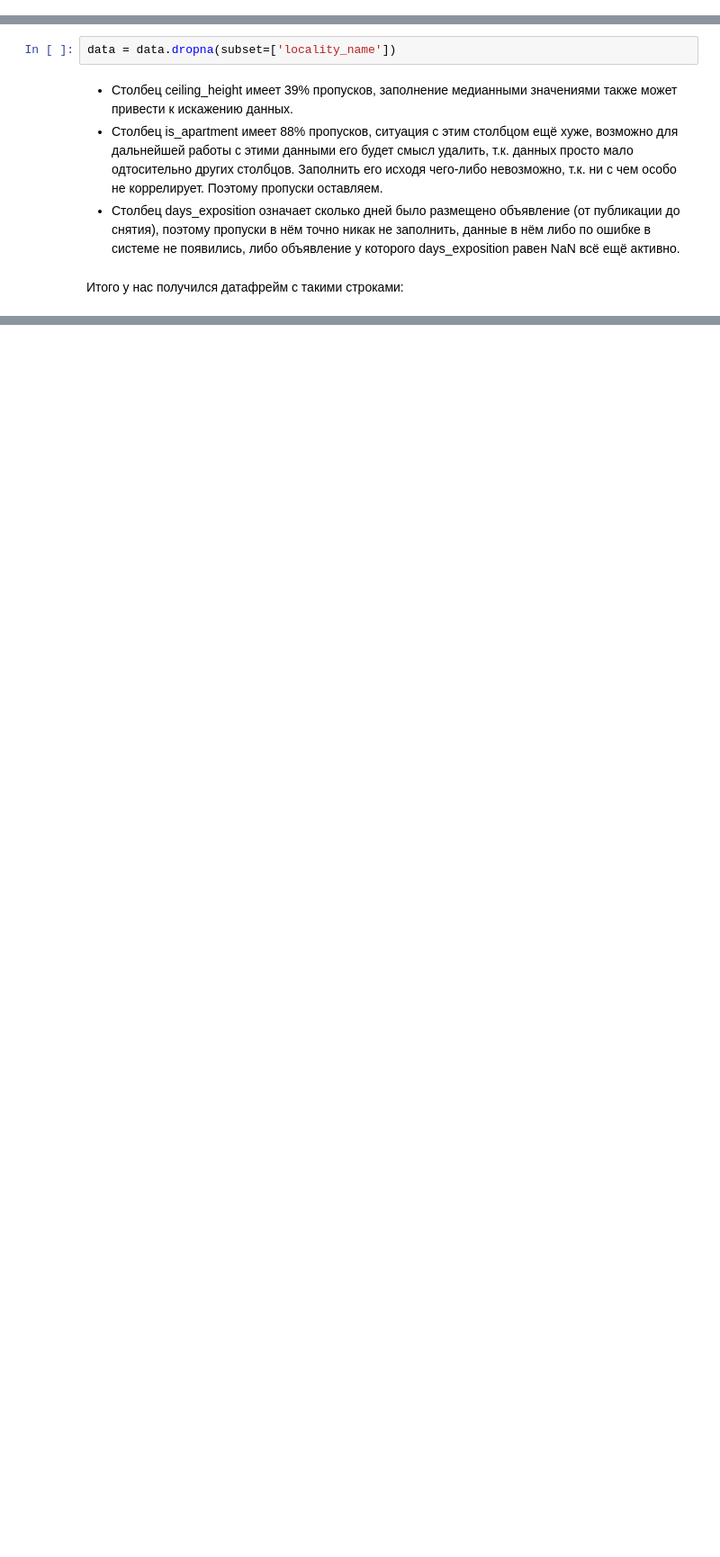
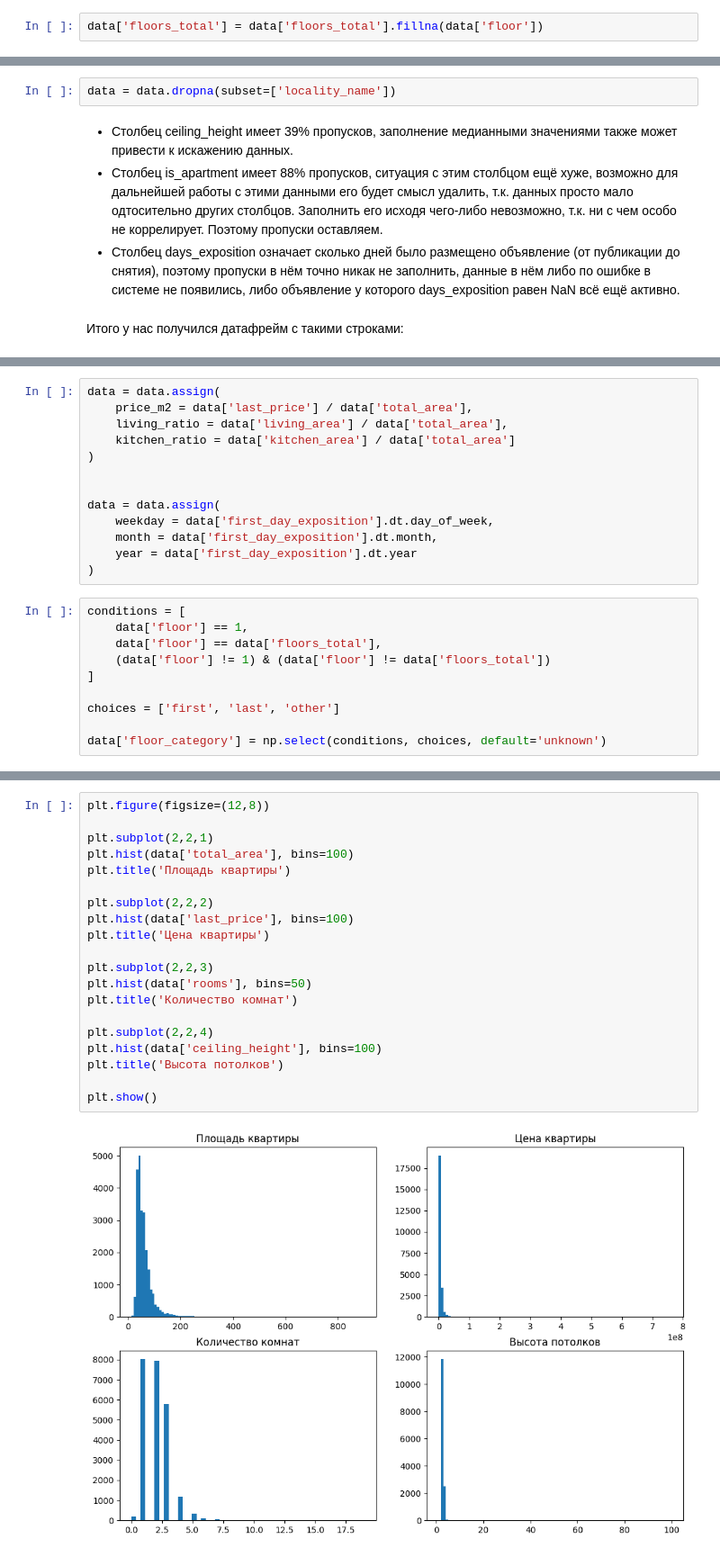
Before and after one commit to mystr1c/data-analysis-real-estate-lab, a Jupyter notebook: lab2.ipynb, the cells around one changed output, grey strips where cells are left out. Shown at 90% size. Cells and saved outputs as stored; diff of their text form; blank space fills up the shorter version.

```diff
--- a/lab2.ipynb
+++ b/lab2.ipynb
@@ -302,6 +281,8 @@ data.loc[data['floors_total'].isna()]
 | 23590 | 0 | 21187872.0 | 123.3 | 2017-04-25T00:00:00 | 3 | NaN | NaN | ... |
 | 23658 | 6 | 3063600.0 | 43.8 | 2016-11-28T00:00:00 | 1 | 2.7 | NaN | ... |
 86 rows × 22 columns
+# %%
+data['floors_total'] = data['floors_total'].fillna(data['floor'])
 # %% [markdown]
 Что касатеся locality_name, то тут всего 49 пропусков, поэтому эти строки целесообразно будет просто удалить. Поскольку мы даже не можем до конца быть уверенными, что это объявления точно из Санкт-Петербурга или из ближайших к нему населенных пунктов.
 # %%
@@ -354,0 +400,23 @@ memory usage: 3.8+ MB
+# %%
+data = data.assign(
+    price_m2 = data['last_price'] / data['total_area'],
+    living_ratio = data['living_area'] / data['total_area'],
+    kitchen_ratio = data['kitchen_area'] / data['total_area']
+)
+
+
+data = data.assign(
+    weekday = data['first_day_exposition'].dt.day_of_week,
+    month = data['first_day_exposition'].dt.month,
+    year = data['first_day_exposition'].dt.year
+)
+# %%
+conditions = [
+    data['floor'] == 1,
+    data['floor'] == data['floors_total'],
+    (data['floor'] != 1) & (data['floor'] != data['floors_total'])
+]
+
+choices = ['first', 'last', 'other']
+
+data['floor_category'] = np.select(conditions, choices, default='unknown')
@@ -354,0 +438,22 @@ memory usage: 3.8+ MB
+# %%
+plt.figure(figsize=(12,8))
+
+plt.subplot(2,2,1)
+plt.hist(data['total_area'], bins=100)
+plt.title('Площадь квартиры')
+
+plt.subplot(2,2,2)
+plt.hist(data['last_price'], bins=100)
+plt.title('Цена квартиры')
+
+plt.subplot(2,2,3)
+plt.hist(data['rooms'], bins=50)
+plt.title('Количество комнат')
+
+plt.subplot(2,2,4)
+plt.hist(data['ceiling_height'], bins=100)
+plt.title('Высота потолков')
+
+plt.show()
+# %% [output]
+[figure, added]
```
Also changed, not shown: parts of 72 cells of this notebook.
